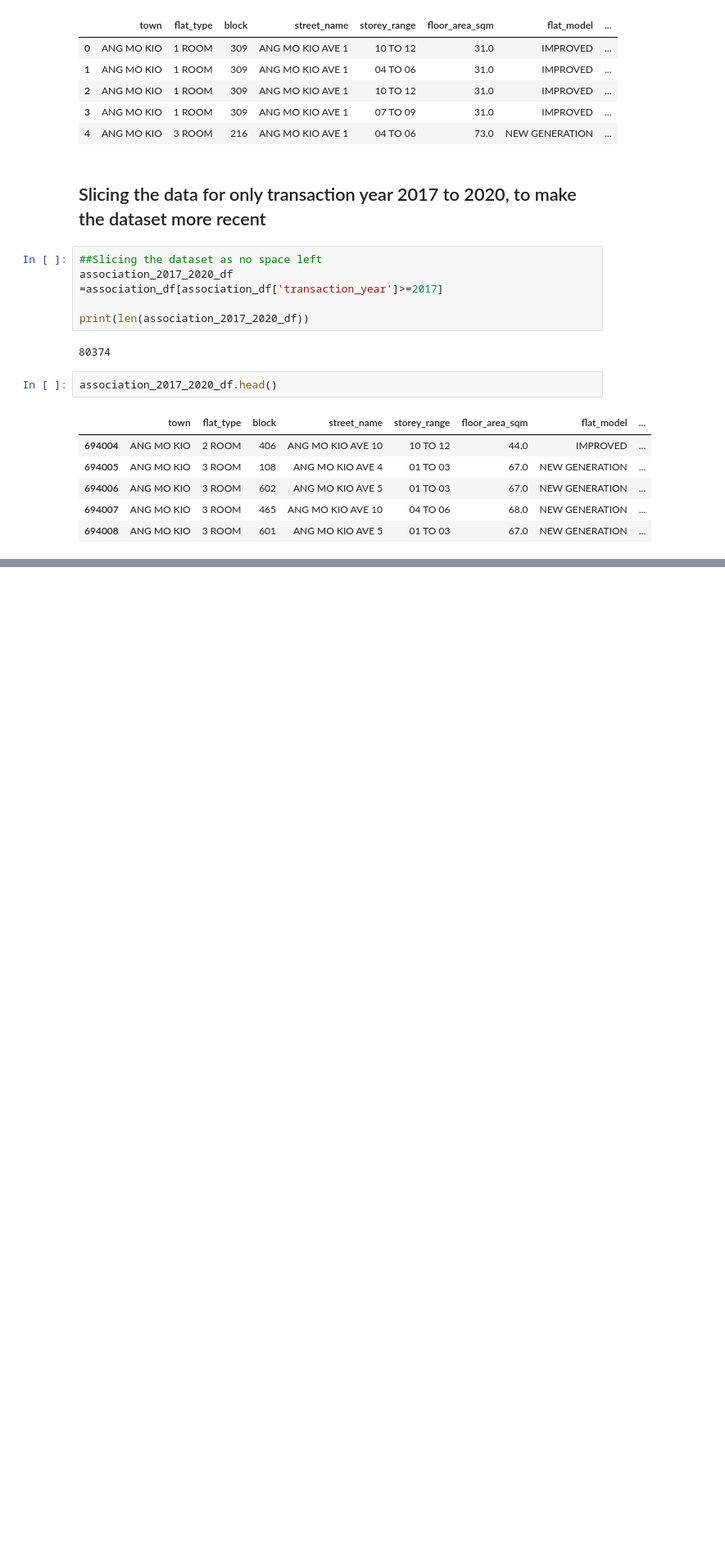
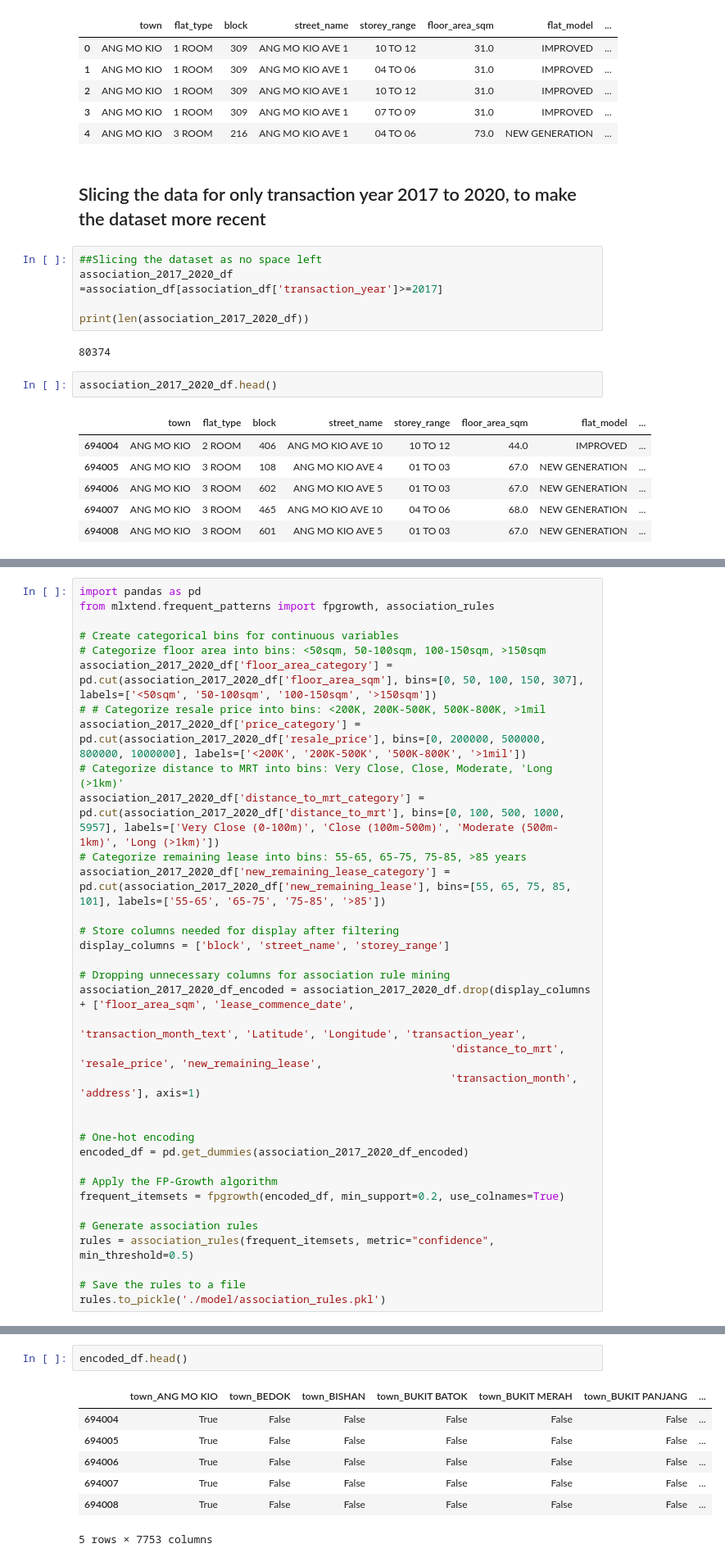
Before and after one commit to HassanHosain/itd214_HDB_recommendation, a Jupyter notebook: 1015618c_Reccomendation_prep.ipynb, the cells around one changed output, grey strips where cells are left out. Shown at 82% size. Cells and saved outputs as stored; diff of their text form; blank space fills up the shorter version.

Commit message:
Add files via upload
Updating .ipynb, hdb_recommendation_app.py, data folder, model folder and mrt_stations.csv

```diff
--- a/1015618c_Reccomendation_prep.ipynb
+++ b/1015618c_Reccomendation_prep.ipynb
@@ -675,0 +719,35 @@ association_2017_2020_df.to_csv(output_path, index=False)
+# %%
+import pandas as pd
+from mlxtend.frequent_patterns import fpgrowth, association_rules
+
+# Create categorical bins for continuous variables
+# Categorize floor area into bins: <50sqm, 50-100sqm, 100-150sqm, >150sqm
+association_2017_2020_df['floor_area_category'] = pd.cut(association_2017_2020_df['floor_area_sqm'], bins=[0, 50, 100, 150, 307], labels=['<50sqm', '50-100sqm', '100-150sqm', '>150sqm'])
+# # Categorize resale price into bins: <200K, 200K-500K, 500K-800K, >1mil
+association_2017_2020_df['price_category'] = pd.cut(association_2017_2020_df['resale_price'], bins=[0, 200000, 500000, 800000, 1000000], labels=['<200K', '200K-500K', '500K-800K', '>1mil'])
+# Categorize distance to MRT into bins: Very Close, Close, Moderate, 'Long (>1km)'
+association_2017_2020_df['distance_to_mrt_category'] = pd.cut(association_2017_2020_df['distance_to_mrt'], bins=[0, 100, 500, 1000, 5957], labels=['Very Close (0-100m)', 'Close (100m-500m)', 'Moderate (500m-1km)', 'Long (>1km)'])
+# Categorize remaining lease into bins: 55-65, 65-75, 75-85, >85 years
+association_2017_2020_df['new_remaining_lease_category'] = pd.cut(association_2017_2020_df['new_remaining_lease'], bins=[55, 65, 75, 85, 101], labels=['55-65', '65-75', '75-85', '>85'])
+
+# Store columns needed for display after filtering
+display_columns = ['block', 'street_name', 'storey_range']
+
+# Dropping unnecessary columns for association rule mining
+association_2017_2020_df_encoded = association_2017_2020_df.drop(display_columns + ['floor_area_sqm', 'lease_commence_date',
+                                                          'transaction_month_text', 'Latitude', 'Longitude', 'transaction_year',
+                                                          'distance_to_mrt', 'resale_price', 'new_remaining_lease',
+                                                          'transaction_month', 'address'], axis=1)
+
+
+# One-hot encoding
+encoded_df = pd.get_dummies(association_2017_2020_df_encoded)
+
+# Apply the FP-Growth algorithm
+frequent_itemsets = fpgrowth(encoded_df, min_support=0.2, use_colnames=True)
+
+# Generate association rules
+rules = association_rules(frequent_itemsets, metric="confidence", min_threshold=0.5)
+
+# Save the rules to a file
+rules.to_pickle('./model/association_rules.pkl')
@@ -675,0 +775,10 @@ association_2017_2020_df.to_csv(output_path, index=False)
+# %%
+encoded_df.head()
+# %% [output]
+|  | town_ANG MO KIO | town_BEDOK | town_BISHAN | town_BUKIT BATOK | town_BUKIT MERAH | town_BUKIT PANJANG | ... |
+| 694004 | True | False | False | False | False | False | ... |
+| 694005 | True | False | False | False | False | False | ... |
+| 694006 | True | False | False | False | False | False | ... |
+| 694007 | True | False | False | False | False | False | ... |
+| 694008 | True | False | False | False | False | False | ... |
+5 rows × 7753 columns
```
Also changed, not shown: parts of 18 cells of this notebook, 4 other files.
